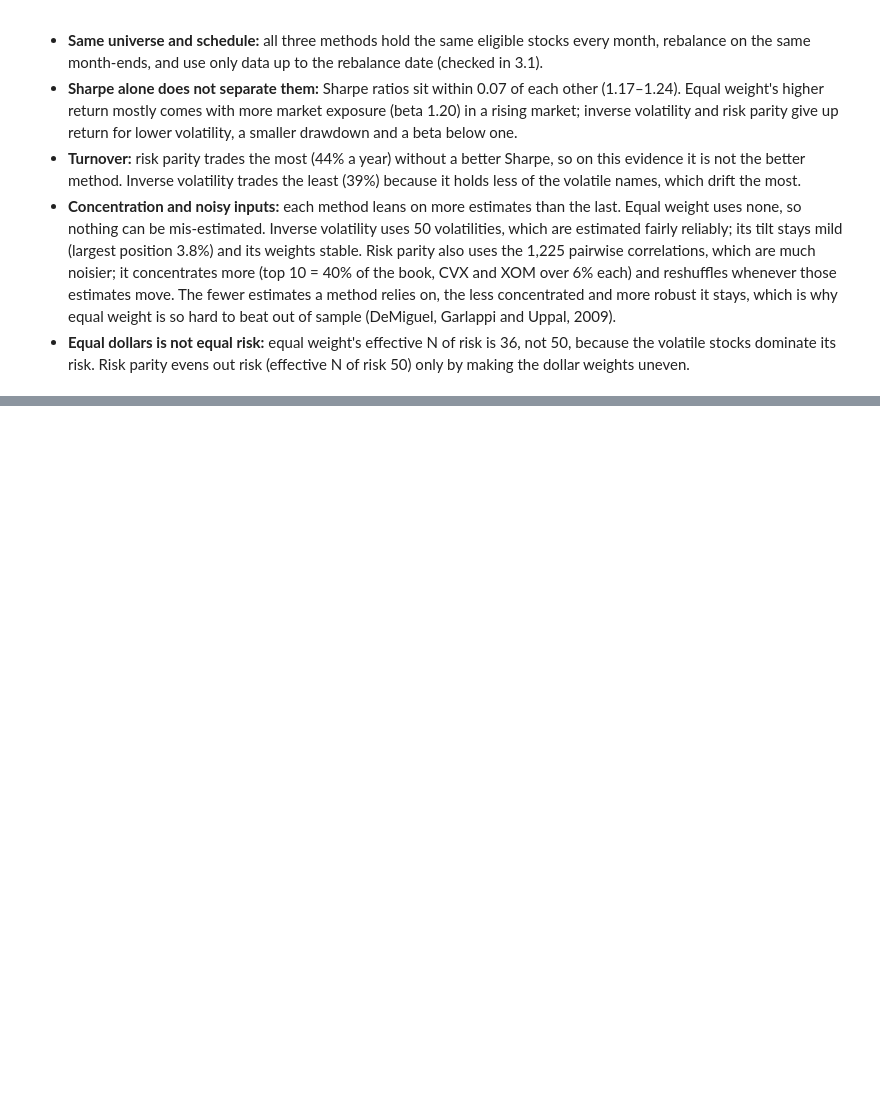
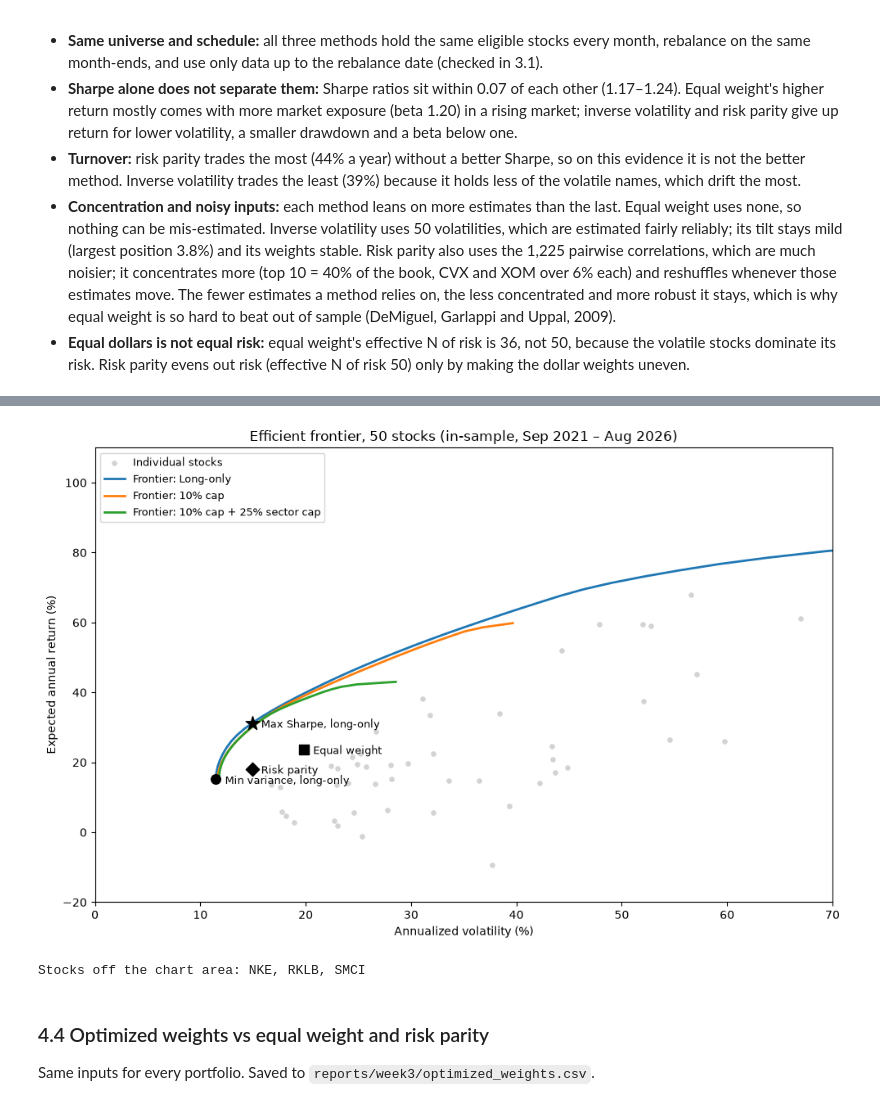
Before and after one commit to jialucharlottewu/LendoCapital, a Jupyter notebook: notebooks/week3/risk_portfolio_construction.ipynb, the cells around one changed output, grey strips where cells are left out. Cells and saved outputs as stored; diff of their text form; code cells hidden in the pictures; blank space fills up the shorter version.

Commit message:
Week 3 Task 4: mean-variance optimization

```diff
--- a/notebooks/week3/risk_portfolio_construction.ipynb
+++ b/notebooks/week3/risk_portfolio_construction.ipynb
@@ -607,0 +630,18 @@ print("   Effective N of risk: " + ", ".join(f"{m} {k.loc[m, 'effective_n_risk']
+# %%
+import functools
+from risk import mean_variance_weights, efficient_frontier, bootstrap_weights, SECTORS
+
+est = daily_ret.loc["2021-09-01":"2026-08-31"]
+assert est.notna().all().all() and set(est.columns) == set(SECTORS)
+mu = est.mean() * 252
+cov = est.cov() * 252
+vol = np.sqrt(np.diag(cov))
+years = len(est) / 252
+se_mu = pd.Series(vol / np.sqrt(years), index=mu.index)
+
+inputs = pd.DataFrame({"expected return %": mu * 100, "volatility %": vol * 100,
+                       "std. error of expected return %": se_mu * 100}).sort_values("expected return %", ascending=False)
+print(f"{len(est)} days ({years:.1f} years), {est.shape[1]} stocks")
+print(f"Median standard error of an expected return: {se_mu.median():.1%} a year "
+      f"(median expected return itself: {mu.median():.1%})")
+inputs.round(1).head(10)
@@ -607,0 +712,32 @@ print("   Effective N of risk: " + ", ".join(f"{m} {k.loc[m, 'effective_n_risk']
+# %%
+ew_static = pd.Series(1 / len(mu), index=mu.index)
+rp_static = risk_parity_weights(cov)
+
+fig, ax = plt.subplots(figsize=(10, 6.5))
+ax.scatter(vol * 100, mu * 100, s=14, color="lightgray", label="Individual stocks", zorder=1)
+for name, fr in frontiers.items():
+    ax.plot(fr["volatility"] * 100, fr["exp_return"] * 100, lw=2, label=f"Frontier: {name}", zorder=2)
+for label, w, mk in [("Equal weight", ew_static, "s"), ("Risk parity", rp_static, "D"),
+                     ("Max Sharpe, long-only", opt_w["Max Sharpe, Long-only"], "*"),
+                     ("Min variance, long-only", opt_w["Min variance, Long-only"], "o")]:
+    r_, v_, _ = stats(w)
+    ax.scatter(v_ * 100, r_ * 100, marker=mk, s=160 if mk == "*" else 70, color="black", zorder=3)
+    ax.annotate(label, (v_ * 100, r_ * 100), xytext=(8, -4), textcoords="offset points", fontsize=9)
+ax.set_xlim(0, 70)
+ax.set_ylim(-20, 110)
+ax.set_xlabel("Annualized volatility (%)")
+ax.set_ylabel("Expected annual return (%)")
+ax.set_title("Efficient frontier, 50 stocks (in-sample, Sep 2021 – Aug 2026)")
+ax.legend(loc="upper left", fontsize=9)
+plt.tight_layout()
+plt.savefig(f"{REPORTS}/efficient_frontier.png", dpi=150)
+plt.show()
+
+off_chart = (vol * 100 > 70) | (mu * 100 > 110) | (mu * 100 < -20)
+print("Stocks off the chart area:", ", ".join(mu.index[off_chart]) or "none")
+# %% [output]
+[figure, added]
+Stocks off the chart area: NKE, RKLB, SMCI
+# %% [markdown]
+### 4.4 Optimized weights vs equal weight and risk parity
+Same inputs for every portfolio. Saved to `reports/week3/optimized_weights.csv`.
```
Also changed, not shown: parts of 19 cells of this notebook, 7 other files.
